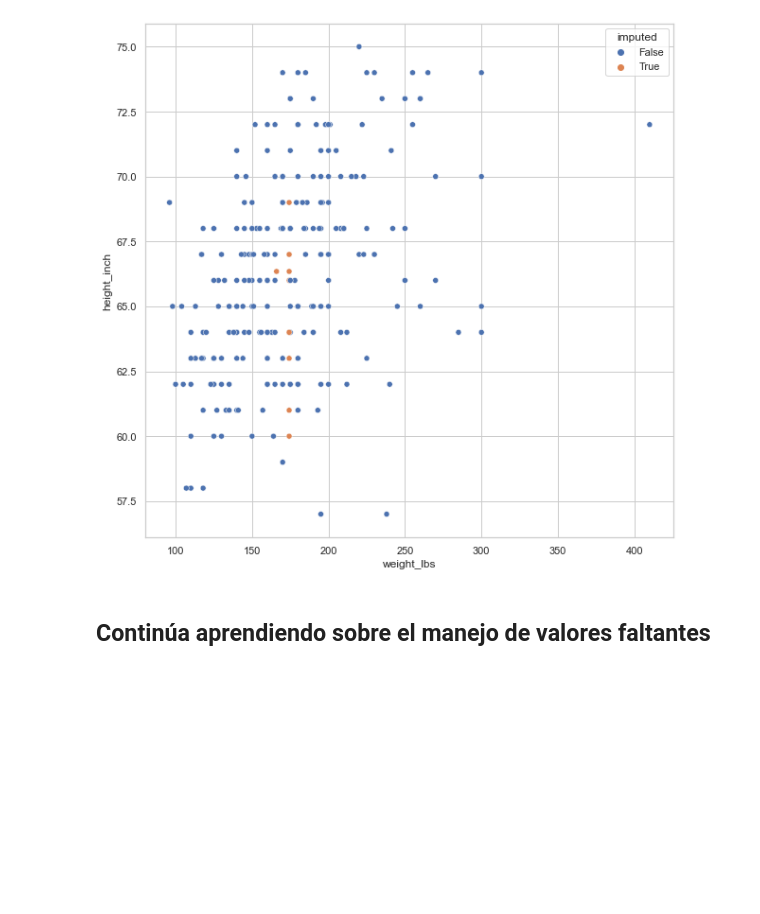
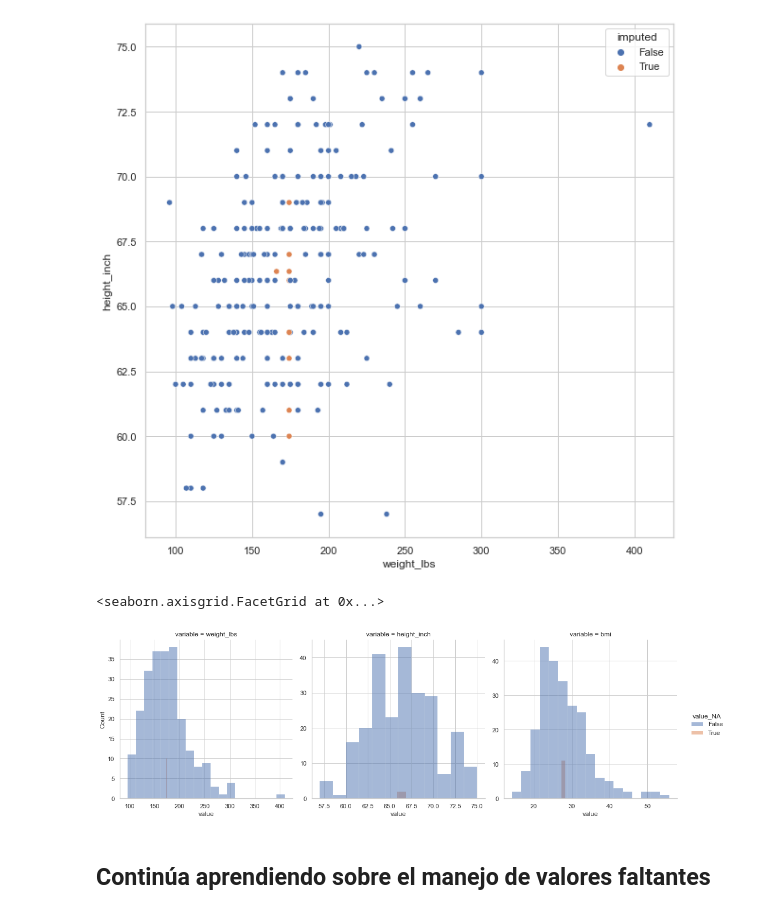
Before and after one commit to Bryan1195/Course_Missing_Values, a Jupyter notebook: notebooks/live-exploration-missing-values.ipynb, the cells around one changed output. Drawn from its saved outputs; the diff is of its cells as text; code cells hidden in the pictures; blank space fills up the shorter version.

Commit message:
Multiple visualization of imputations - Class 20

```diff
--- a/notebooks/live-exploration-missing-values.ipynb
+++ b/notebooks/live-exploration-missing-values.ipynb
@@ -1211,6 +1211,49 @@ implicit_to_explicit_df.ffill()
 # %% [output]
 <AxesSubplot: xlabel='weight_lbs', ylabel='height_inch'>
 [figure]
+# %%
+(
+    riskfactors_df
+    .select_columns("weight_lbs", "height_inch", "bmi")
+    .missing.bind_shadow_matrix(true_string = True, false_string = False)
+    .apply(
+        axis= 0,
+        func = lambda column: column.fillna(column.mean()) if "_NA" not in column.name else column
+    )
+    .assign(
+        imputed= lambda df: df.weight_lbs_NA | df.height_inch_NA
+    )
+    .pivot_longer(
+        index="*_NA"
+    )
+    .pivot_longer(
+        index=["variable","value"],
+        names_to="variable_NA",
+        values_to="value_NA"
+    )
+    .assign(
+        valid = lambda df: df.apply(axis=1, func = lambda column: column.variable in column.variable_NA)
+    )
+    .query("valid")
+    .pipe(
+        lambda df: (
+            sns.displot(
+                data=df,
+                x="value",
+                hue="value_NA",
+                col="variable",
+                common_bins=False,
+                facet_kws={
+                    "sharex": False,
+                    'sharey': False
+                }
+            )
+        )
+    )
+)
+# %% [output]
+<seaborn.axisgrid.FacetGrid at 0x...>
+[figure, added]
 # %% [markdown]
 ## Continúa aprendiendo sobre el manejo de valores faltantes
 # %% [markdown]
```
